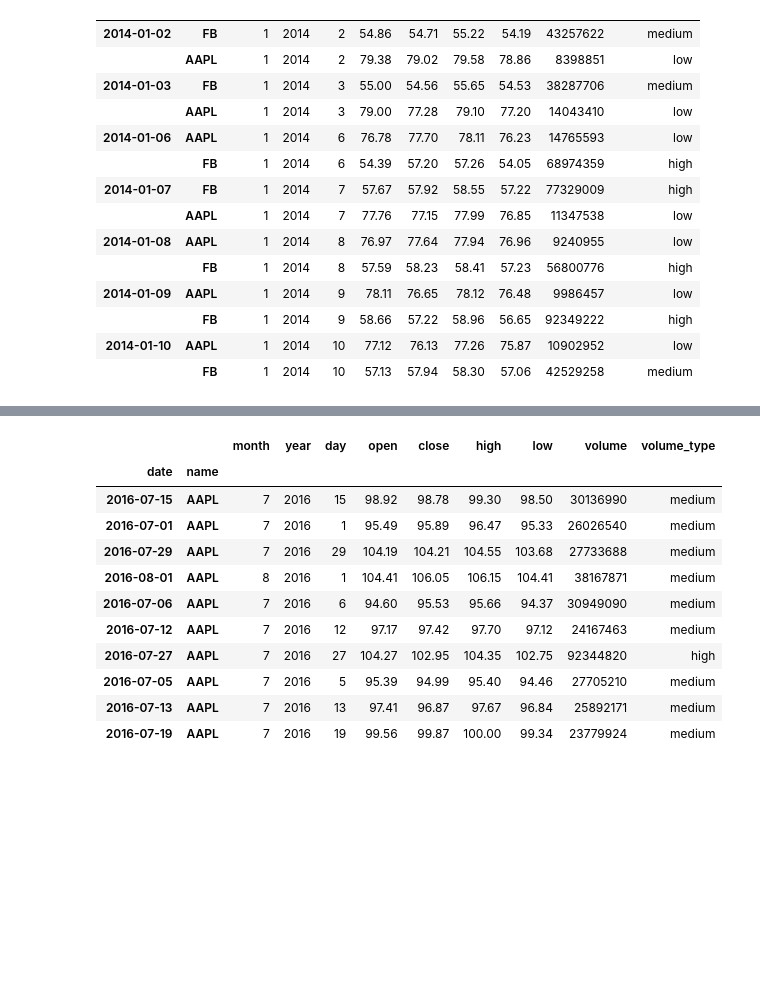
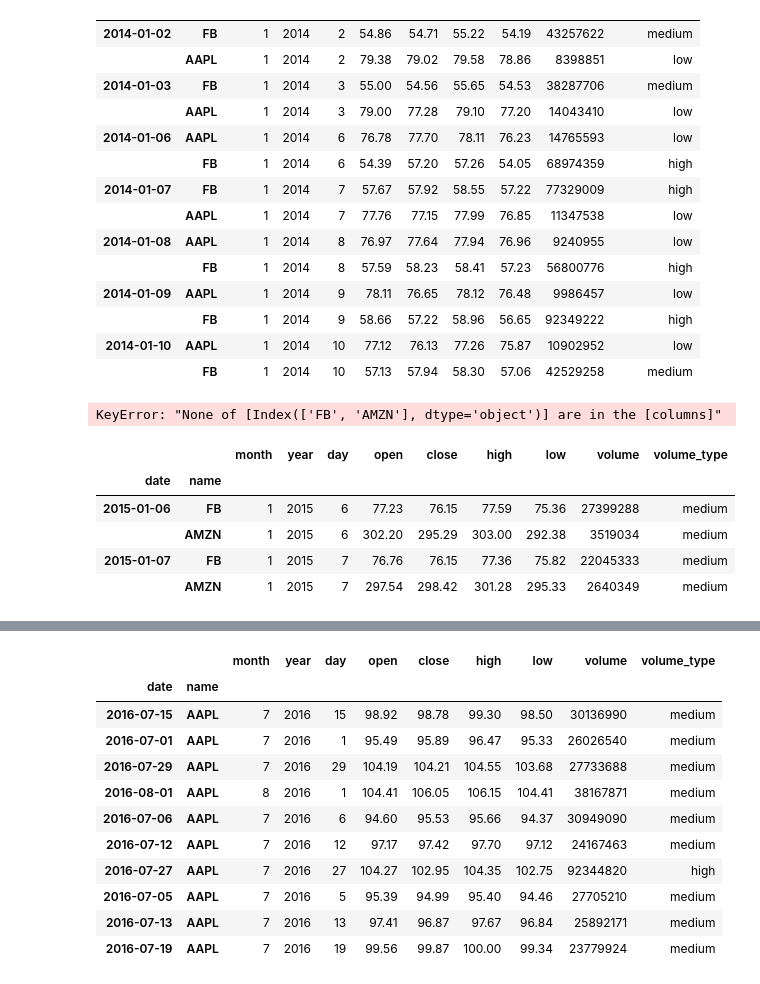
Before and after one commit to Narula901/Python-Library, a Jupyter notebook: Pandas/Practice Problems/Practice Problem - Going MultiDimensional - 2.ipynb, the cells around one changed output, grey strips where cells are left out. Drawn from its saved outputs; the diff is of its cells as text; code cells hidden in the pictures; blank space fills up the shorter version.

```diff
--- a/Pandas/Practice Problems/Practice Problem - Going MultiDimensional - 2.ipynb
+++ b/Pandas/Practice Problems/Practice Problem - Going MultiDimensional - 2.ipynb
@@ -160,3 +160,16 @@ tech.loc[(slice('2014-01-02', '2014-01-10'), ['FB', 'AAPL']), : ]
 |  | FB | 1 | 2014 | 9 | 58.66 | 57.22 | 58.96 | 56.65 | 92349222 | high |
 | 2014-01-10 | AAPL | 1 | 2014 | 10 | 77.12 | 76.13 | 77.26 | 75.87 | 10902952 | low |
 |  | FB | 1 | 2014 | 10 | 57.13 | 57.94 | 58.30 | 57.06 | 42529258 | medium |
+# %%
+tech.loc[['2015-01-06', '2015-01-07'], ['FB', 'AMZN']]
+# %% [output]
+KeyError: "None of [Index(['FB', 'AMZN'], dtype='object')] are in the [columns]"
+# %%
+tech.loc[(['2015-01-06', '2015-01-07'], ['FB', 'AMZN']), :]
+# %% [output]
+|  |  | month | year | day | open | close | high | low | volume | volume_type |
+| date | name |  |  |  |  |  |  |  |  |  |
+| 2015-01-06 | FB | 1 | 2015 | 6 | 77.23 | 76.15 | 77.59 | 75.36 | 27399288 | medium |
+|  | AMZN | 1 | 2015 | 6 | 302.20 | 295.29 | 303.00 | 292.38 | 3519034 | medium |
+| 2015-01-07 | FB | 1 | 2015 | 7 | 76.76 | 76.15 | 77.36 | 75.82 | 22045333 | medium |
+|  | AMZN | 1 | 2015 | 7 | 297.54 | 298.42 | 301.28 | 295.33 | 2640349 | medium |
```
Also changed, not shown: parts of 2 cells of this notebook.
